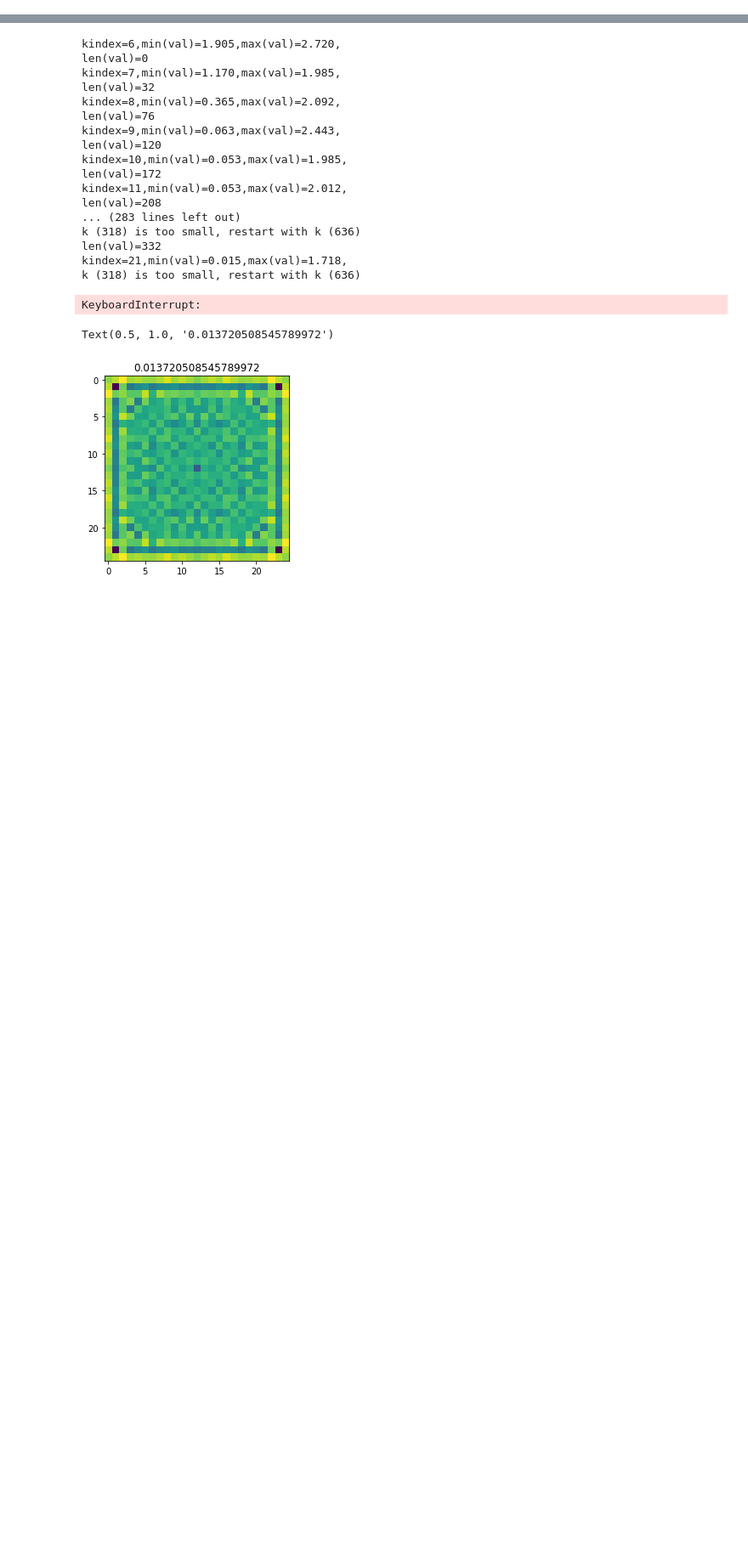
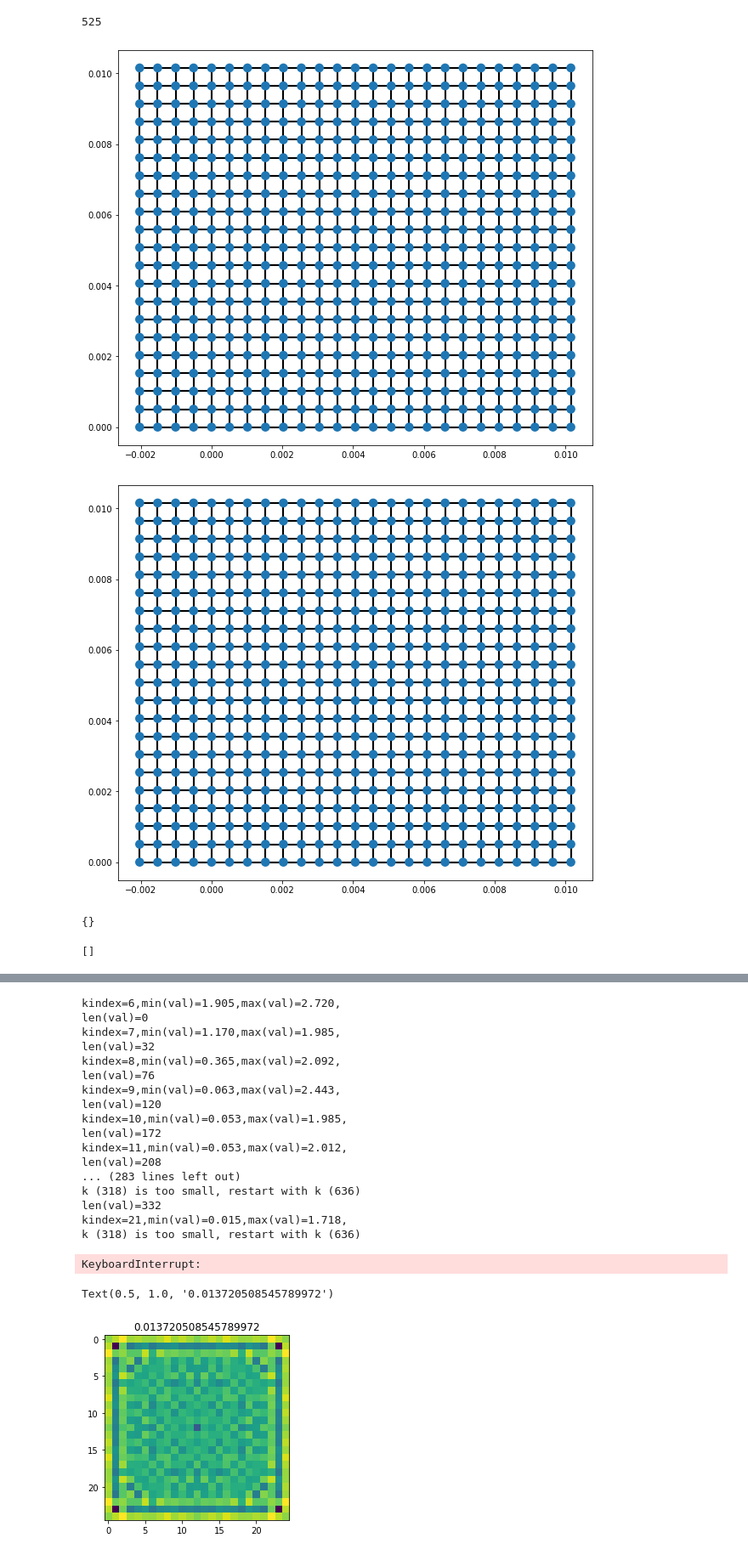
Before and after one commit to hainingpan/AlEuS, a Jupyter notebook: python/draft.ipynb, the cells around one changed output, grey strips where cells are left out. Shown at 85% size. Cells and saved outputs as stored; diff of their text form; code cells hidden in the pictures; blank space fills up the shorter version.

```diff
--- a/python/draft.ipynb
+++ b/python/draft.ipynb
@@ -163,0 +659,13 @@ def iter(initial,param):
+# %%
+len(params.system.sites)
+# %% [output]
+525
+# %%
+kwant.plot(params.system,fig_size=(10,10))
+# %% [output]
+[figure, added]
+[figure, added]
+# %%
+params.disorder
+# %% [output]
+{}
@@ -163,0 +676,4 @@ def iter(initial,param):
+# %%
+params.F_D
+# %% [output]
+[]
```
Also changed, not shown: parts of 66 cells of this notebook, 24 other files.
